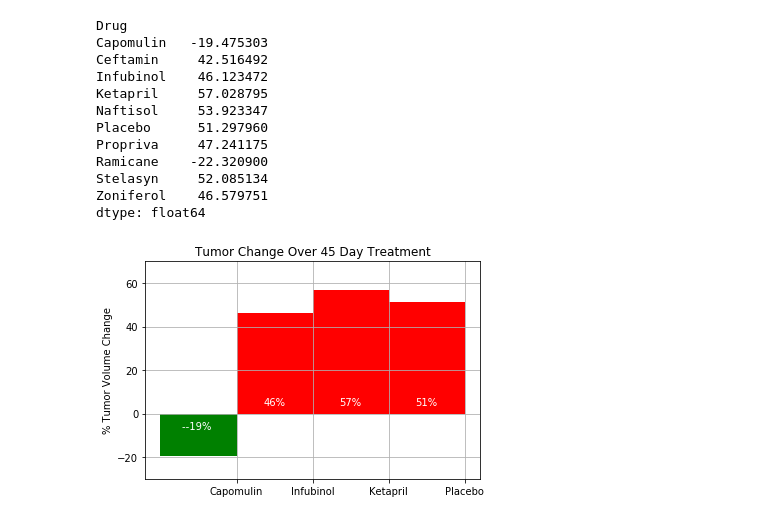
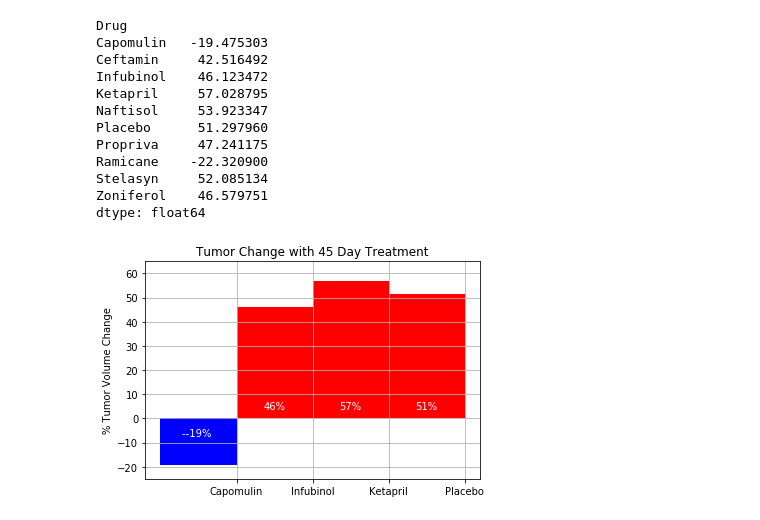
Before and after one commit to jmcbride5575/matplotlib-challenge, a Jupyter notebook: Matplotlib-challenge 1.ipynb, the cells around one changed output. Drawn from its saved outputs; the diff is of its cells as text; code cells hidden in the pictures.

```diff
--- a/Matplotlib-challenge 1.ipynb
+++ b/Matplotlib-challenge 1.ipynb
@@ -232,10 +232,10 @@ plt.show()
 # %%
-# Calculate the percent changes for each drug
-tumor_pct_change =  100 * (tumor_mean_pivot.iloc[-1] - tumor_mean_pivot.iloc[0]) / tumor_mean_pivot.iloc[0]
-tumor_pct_change_sem =  100 * (tumor_sem_pivot.iloc[-1] - tumor_sem_pivot.iloc[0]) / tumor_sem_pivot.iloc[0]
+# Percent changes for each drug
+tumor_change =  100 * (tumor_mean_pivot.iloc[-1] - tumor_mean_pivot.iloc[0]) / tumor_mean_pivot.iloc[0]
+tumor_change_sem =  100 * (tumor_sem_pivot.iloc[-1] - tumor_sem_pivot.iloc[0]) / tumor_sem_pivot.iloc[0]
 
-# Display the data to confirm
-tumor_pct_change
+# Display the data for preview
+tumor_change
 # %% [output]
 Drug
 Capomulin   -19.475303
@@ -250,51 +250,51 @@ Stelasyn     52.085134
 Zoniferol    46.579751
 dtype: float64
 # %%
-# Store all Relevant Percent Changes into a Tuple
-pct_changes = (tumor_pct_change["Capomulin"],
-               tumor_pct_change["Infubinol"],
-               tumor_pct_change["Ketapril"],
-               tumor_pct_change["Placebo"])
+#  Percent Changes
+percent_changes = (tumor_change["Capomulin"],
+                   tumor_change["Infubinol"],
+                   tumor_change["Ketapril"],
+                   tumor_change["Placebo"])
 
-# Splice the data between passing and failing drugs
+# Pass vs Fail drugs
 fig, ax = plt.subplots()
-ind = np.arange(len(pct_changes))
+ind = np.arange(len(percent_changes))
 width = 1
-rectsPass = ax.bar(ind[0], pct_changes[0], width, color='green')
-rectsFail = ax.bar(ind[1:], pct_changes[1:], width, color='red')
+rectsPass = ax.bar(ind[0], percent_changes[0], width, color='blue')
+rectsFail = ax.bar(ind[1:], percent_changes[1:], width, color='red')
 
-# Orient widths. Add labels, tick marks, etc.
+# Add labels
 ax.set_ylabel('% Tumor Volume Change')
-ax.set_title('Tumor Change Over 45 Day Treatment')
+ax.set_title('Tumor Change with 45 Day Treatment')
 ax.set_xticks(ind + 0.5)
 ax.set_xticklabels(('Capomulin', 'Infubinol', 'Ketapril', 'Placebo'))
 ax.set_autoscaley_on(False)
-ax.set_ylim([-30,70])
+ax.set_ylim([-25,65])
 ax.grid(True)
 
-# Use functions to label the percentages of changes
+# Label Percentage of Drug Change
 def autolabelFail(rects):
     for rect in rects:
         height = rect.get_height()
         ax.text(rect.get_x() + rect.get_width()/2., 3,
                 '%d%%' % int(height),
                 ha='center', va='bottom', color="white")
 
 def autolabelPass(rects):
     for rect in rects:
         height = rect.get_height()
         ax.text(rect.get_x() + rect.get_width()/2., -8,
                 '-%d%% ' % int(height),
                 ha='center', va='bottom', color="white")
 
-# Call functions to implement the function calls
+# Run function calls
 autolabelPass(rectsPass)
 autolabelFail(rectsFail)
 
 # Save the Figure
 fig.savefig("Fig4.png")
 
 # Show the Figure
 fig.show()
 # %% [output]
-[figure, old version]
+[figure, new version]
```
Also changed, not shown: parts of 11 cells of this notebook, 5 other files.
